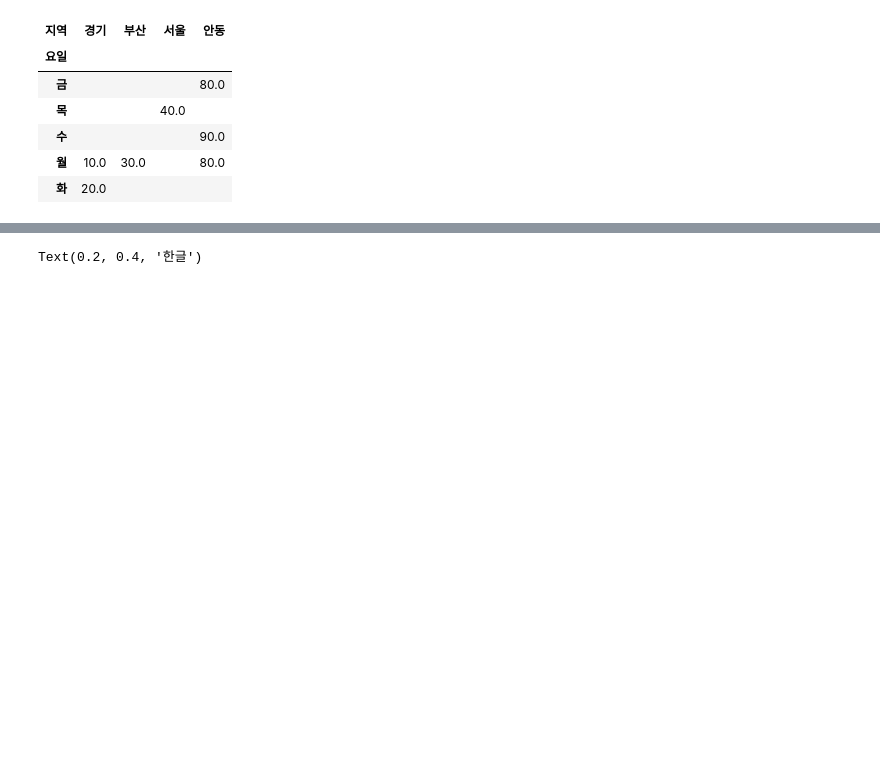
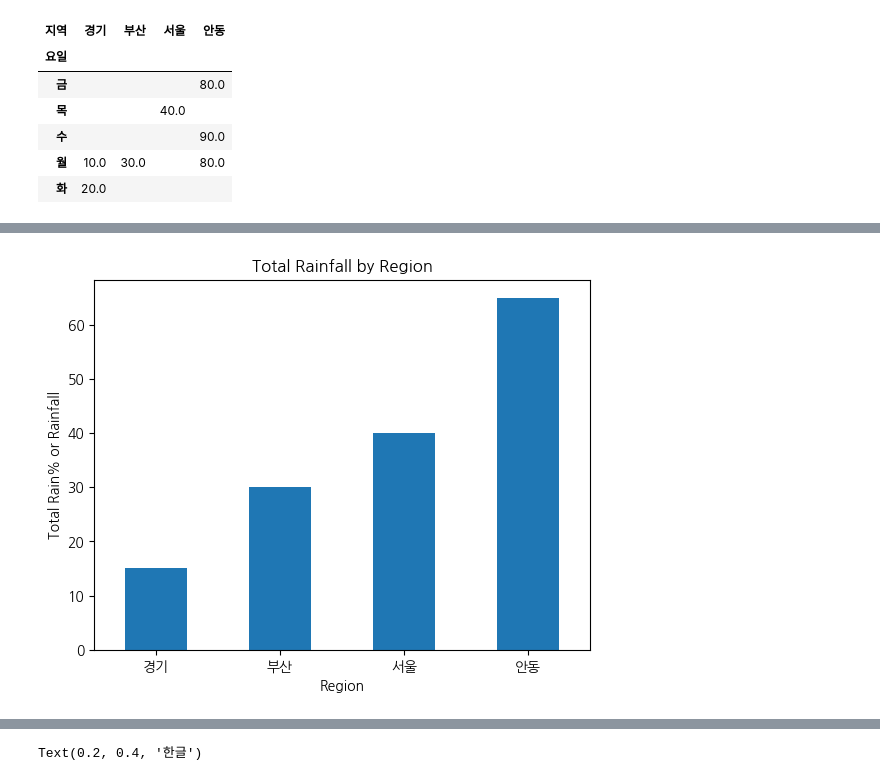
Before and after one commit to vjyh1010v-boop/jupyter_data, a Jupyter notebook: py03_pandas실습(완).ipynb, the cells around one changed output, grey strips where cells are left out. Drawn from its saved outputs; the diff is of its cells as text; code cells hidden in the pictures; blank space fills up the shorter version.

```diff
--- a/py03_pandas실습(완).ipynb
+++ b/py03_pandas실습(완).ipynb
@@ -96,3 +96,26 @@ Index(['지역', '요일', '강수확률', '강수량'], dtype='object')
+# %%
+import matplotlib.pyplot as plt
+import matplotlib.font_manager as fm
+
+# 1. [필수] 현재 셀에 나눔고딕 폰트 재지정 (한글 깨짐 방지)
+font_path = "./NanumGothic-Regular.ttf"
+fm.fontManager.addfont(font_path)
+plt.rcParams['font.family'] = 'NanumGothic'
+plt.rcParams['axes.unicode_minus'] = False
+
+# 2. 데이터 그룹화 및 데이터 시각화
+rain = df.groupby("region")["Rain%"].mean()
+rain.plot(kind='bar')
+
+# 3. 차트 서식 설정
+plt.title("Total Rainfall by Region")
+plt.xlabel("Region")
+plt.ylabel("Total Rain% or Rainfall")
+plt.xticks(rotation=0)  # 지역 이름이 똑바로 서서 보이도록 설정
+
+plt.show()
+# %% [output]
+[figure, added]
 # %%
 df.rename(columns={
     '지역':'region', '요일':'day', '강수확률':'Rain%', '강수량':'Rainfall'
```
Also changed, not shown: parts of 2 cells of this notebook, 18 other files.
